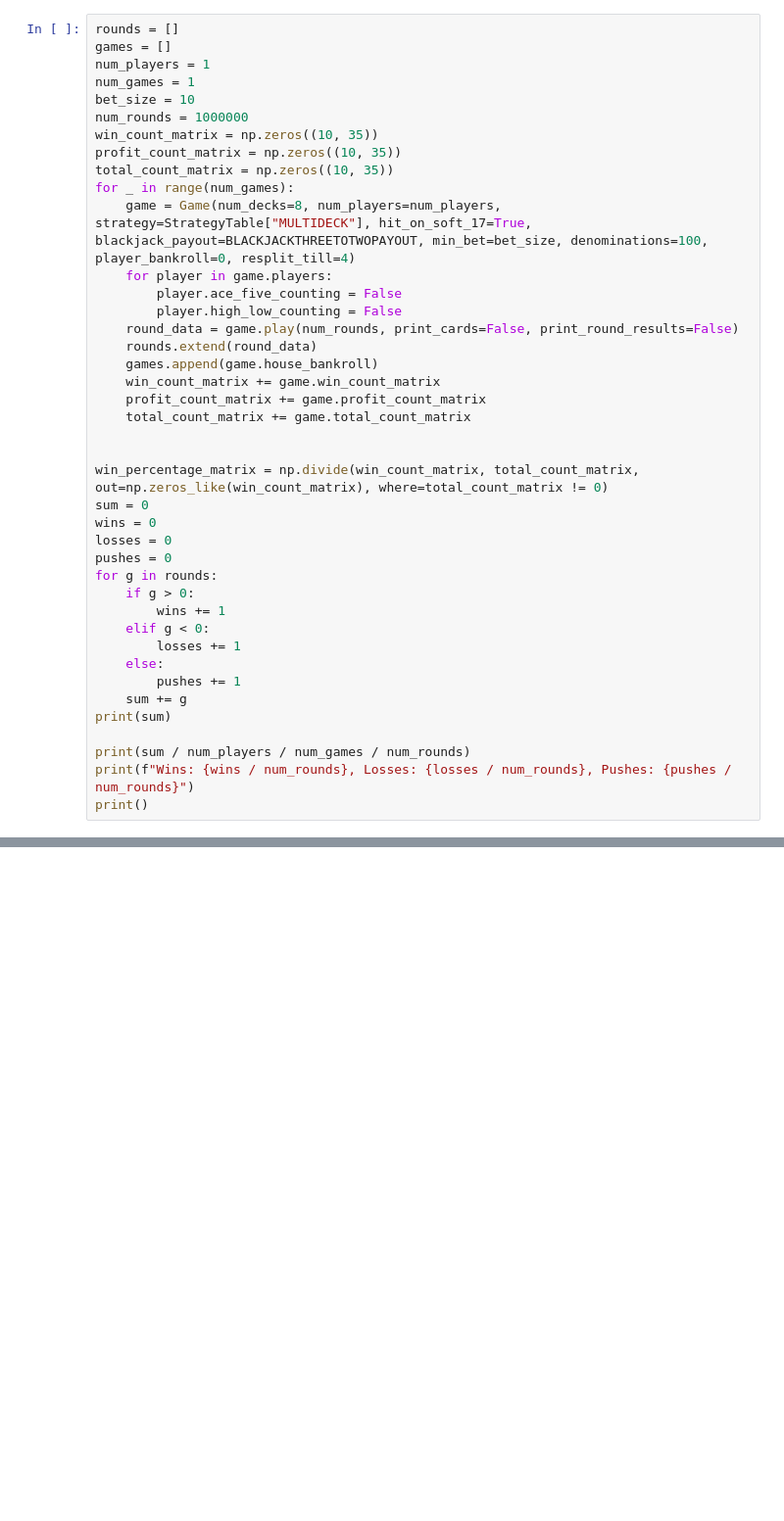
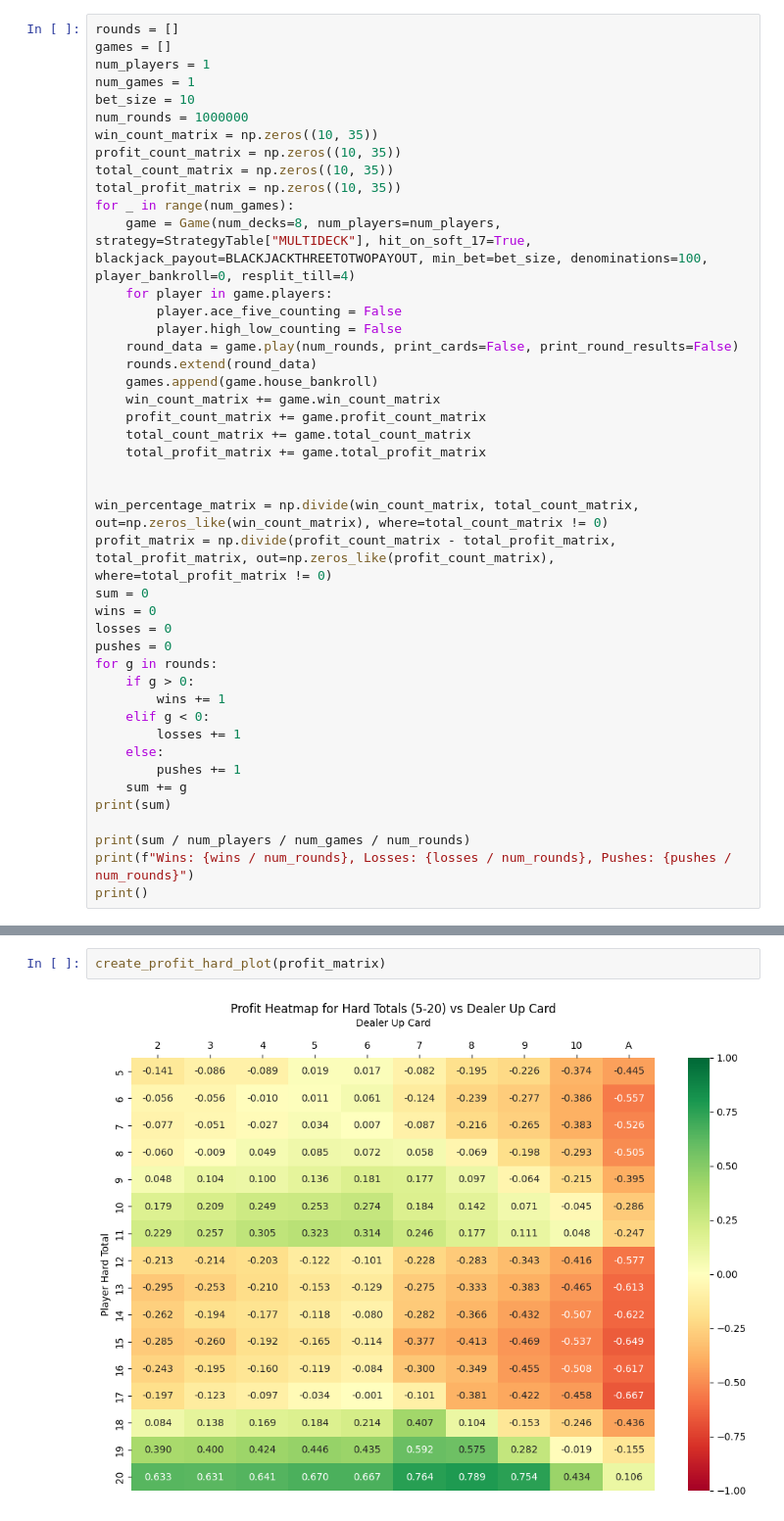
Before and after one commit to rlzhang1310/Blackjack_Simulator, a Jupyter notebook: visualization.ipynb, the cells around one changed output, grey strips where cells are left out. Shown: that part at 98% size. Saved outputs shown, nothing was run; the diff lists cells and outputs as text; blank space fills up the shorter version.

Commit message:
added profits, need to figureo out double logic

```diff
--- a/visualization.ipynb
+++ b/visualization.ipynb
@@ -18,6 +19,7 @@ num_rounds = 1000000
 win_count_matrix = np.zeros((10, 35))
 profit_count_matrix = np.zeros((10, 35))
 total_count_matrix = np.zeros((10, 35))
+total_profit_matrix = np.zeros((10, 35))
 for _ in range(num_games):
     game = Game(num_decks=8, num_players=num_players, strategy=StrategyTable["MULTIDECK"], hit_on_soft_17=True, blackjack_payout=BLACKJACKTHREETOTWOPAYOUT, min_bet=bet_size, denominations=100, player_bankroll=0, resplit_till=4)
     for player in game.players:
@@ -29,9 +31,11 @@ for _ in range(num_games):
     win_count_matrix += game.win_count_matrix
     profit_count_matrix += game.profit_count_matrix
     total_count_matrix += game.total_count_matrix
+    total_profit_matrix += game.total_profit_matrix
 
 
 win_percentage_matrix = np.divide(win_count_matrix, total_count_matrix, out=np.zeros_like(win_count_matrix), where=total_count_matrix != 0)
+profit_matrix = np.divide(profit_count_matrix - total_profit_matrix, total_profit_matrix, out=np.zeros_like(profit_count_matrix), where=total_profit_matrix != 0)
 sum = 0
 wins = 0
 losses = 0
@@ -169,0 +269,4 @@ plt.show()
+# %%
+create_profit_hard_plot(profit_matrix)
+# %% [output]
+[figure, added]
```
Also changed, not shown: parts of 10 cells of this notebook, 6 other files.
